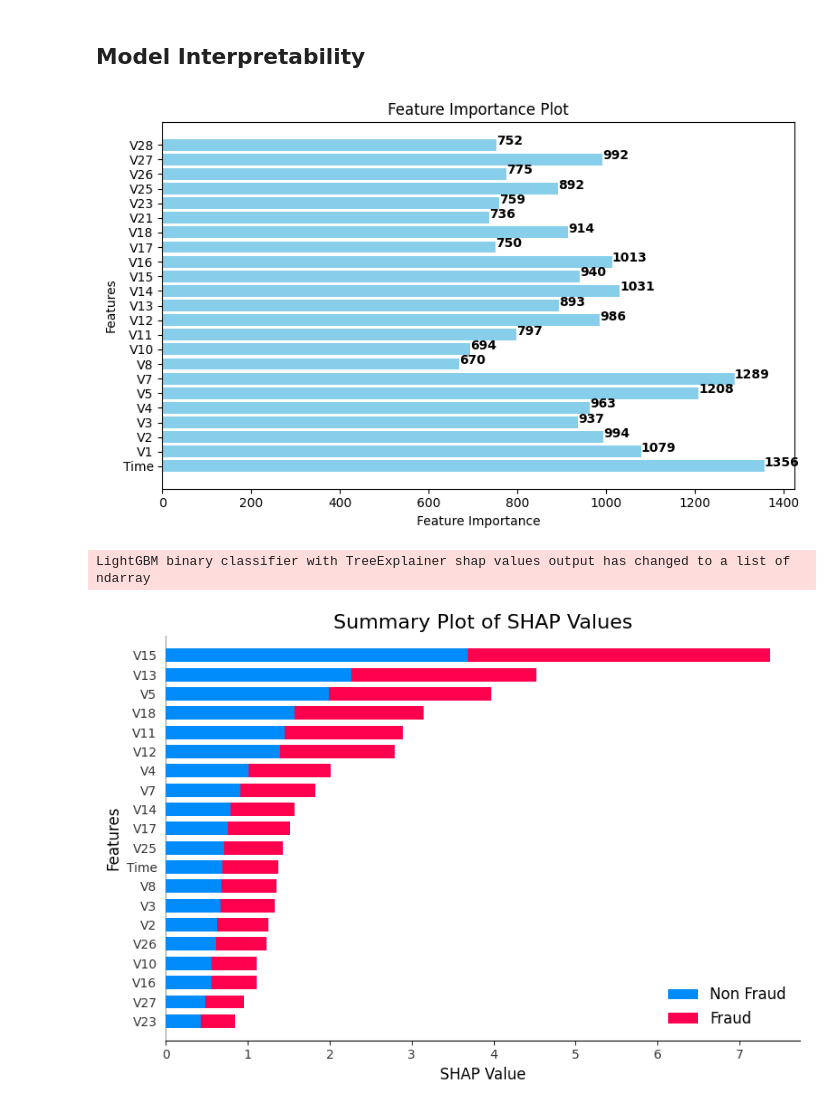
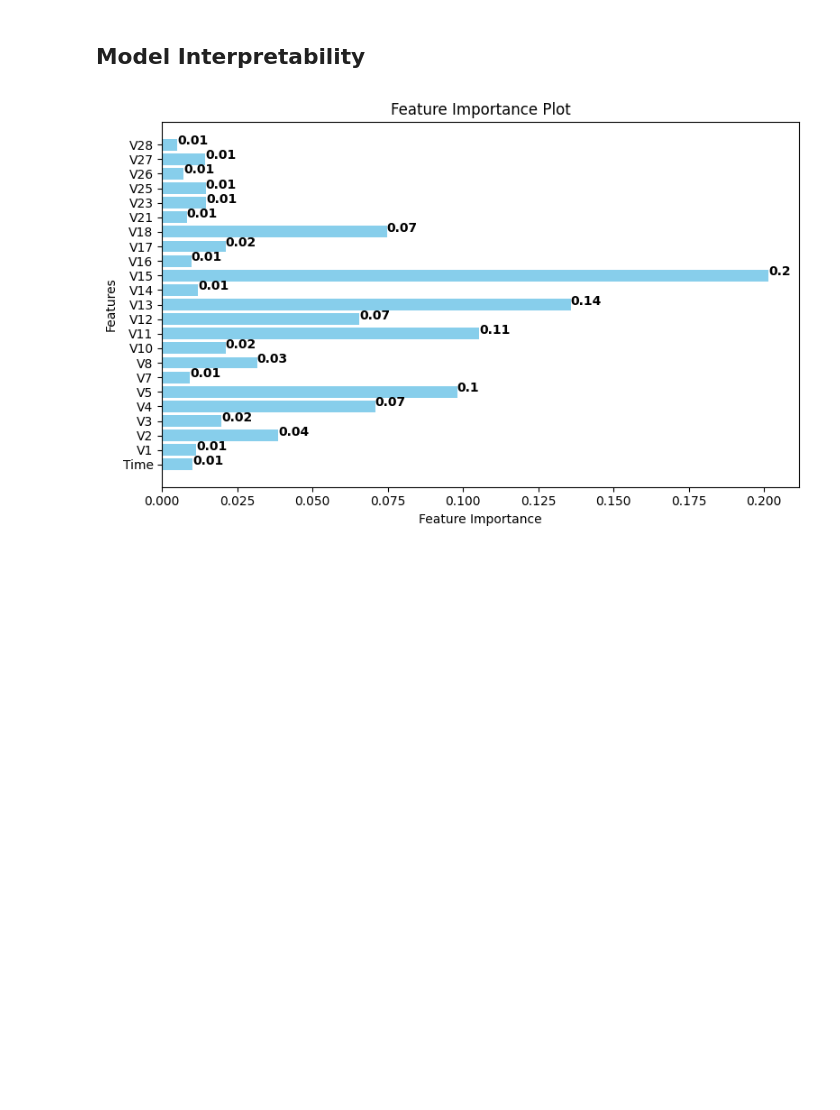
Before and after one commit to KevinChima/Credit-Card-Fraud, a Jupyter notebook: CreditCardFraud.ipynb, the cells around one changed output. Saved outputs shown, nothing was run; the diff lists cells and outputs as text; code cells hidden in the pictures; blank space fills up the shorter version.

```diff
--- a/CreditCardFraud.ipynb
+++ b/CreditCardFraud.ipynb
@@ -928,5 +966,6 @@ Cost-Sensitive Classification Report (Macro Average) for the Default Classifiers
 # %%
-_, table_3 = train_evaluate(classifiers, over=True, labels=labels)
+_, table_3 = train_evaluate(classifiers, over=True, over_sampling=SMOTE(sampling_strategy=0.1, random_state=42), under=True,
+                            undersampling=RandomUnderSampler(sampling_strategy=.6, random_state=42), labels=labels)
 print('Macro Average Classification Report for Default Classifiers with Resampling: SMOTE')
 table_3
 # %% [output]
@@ -939,5 +978,6 @@ Macro Average Classification Report for Default Classifiers with Resampling: SMO
 # %%
-_, table_4 = train_evaluate(classifiers, autoencoder=True, over=True, encoding_units=22, sparsity=True, labels=labels)
+_, table_4 = train_evaluate(classifiers, autoencoder=True,  sparsity=True, over_sampling=SMOTE(sampling_strategy=0.1, random_state=42),
+                            over=True, encoding_units=22, under=True, undersampling=RandomUnderSampler(sampling_strategy=.5, random_state=42), labels=labels)
 print('Macro Average Classification Report for Default Classifiers with Resampling: SMOTE')
 table_4
 # %% [output]
@@ -1110,7 +1150,7 @@ best_params = {
 
     'LogisticRegression': {'solver': 'sag',
                             'penalty': 'l2',
-                            'C': 0.00010890212387466569,
+                            'C': 0.00023639405513402277,
                             'max_iter': 1000},
 
     'LGBMClassifier': {'n_estimators': 450,
@@ -1333,0 +1309,4 @@ weighted avg       1.00      1.00      1.00     45396
+# %%
+
+RF, RF_thresh, RF_table = train_evaluate(dict(models[0:1]),  cm=True, under=True, undersampling=TomekLinks(), over=True, labels=labels, k=best_k,
+                                          over_sampling=SMOTE(sampling_strategy=.5,  random_state=42), selector=True, thresh=True, class_report=True)
@@ -1466,7 +1496,7 @@ clfs_test_df
 ## Model Interpretability
 # %%
 # Calculate feature importance
-feature_importance = LGBM.steps[-1][1].feature_importances_
+feature_importance = RF.steps[-1][1].feature_importances_
 
 # Plot feature importance
 plt.figure(figsize=(8, 5))
@@ -1479,34 +1509,32 @@ plt.title('Feature Importance Plot')
 # Annotate the bars
 for i, v in enumerate(feature_importance):
     plt.text(v, i, str(round(v, 2)), color='black', fontweight='bold')
 
 plt.tight_layout()
 plt.show()
 
 # split the testset into X_test and y_test
 X_test, y_test = test.drop('Class', axis=1), test['Class']
 
 # compute SHAP values
-explainer = shap.TreeExplainer(LGBM.steps[-1][1])
+explainer = shap.TreeExplainer(RF.steps[-1][1])
 shap_values = explainer.shap_values(X_test[best_features])
 
 # Plot SHAP summary plot
 plt.figure(figsize=(8, 5))
 shap.summary_plot(shap_values, X_test[best_features], feature_names=best_features, class_names=labels,
                   plot_size=.2, plot_type='bar', show=False)
 
 # Adjust plot aesthetics
 plt.title('Summary Plot of SHAP Values', fontsize=16)
 plt.xlabel('SHAP Value', fontsize=12)
 plt.ylabel('Features', fontsize=12)
 plt.xticks(fontsize=10)
 plt.yticks(fontsize=10)
 
 # Adjust spacing between subplots
 plt.tight_layout()
 
 plt.show()
 # %% [output]
-[figure, old version]
+[figure, new version]
-LightGBM binary classifier with TreeExplainer shap values output has changed to a list of ndarray
-[figure, removed]
```
Also changed, not shown: parts of 34 cells of this notebook.
